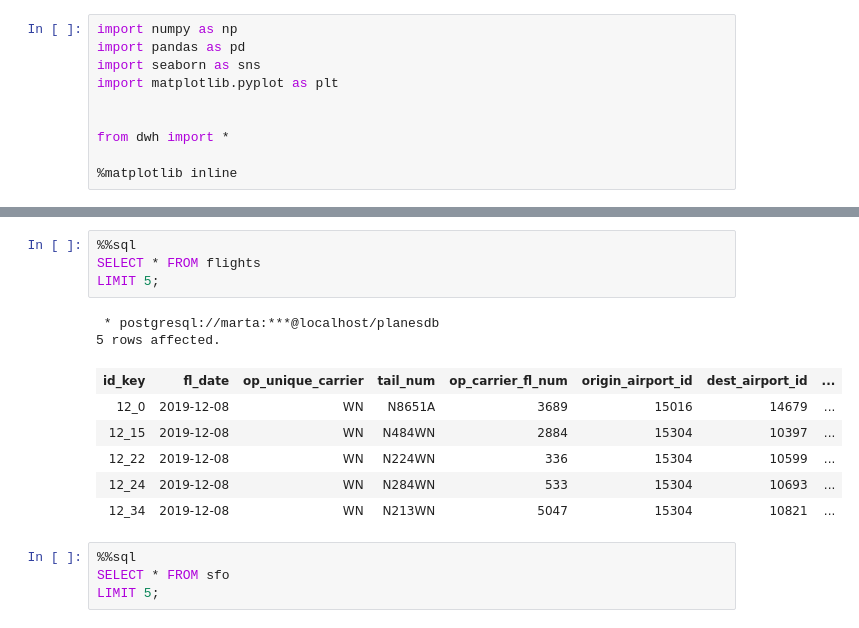
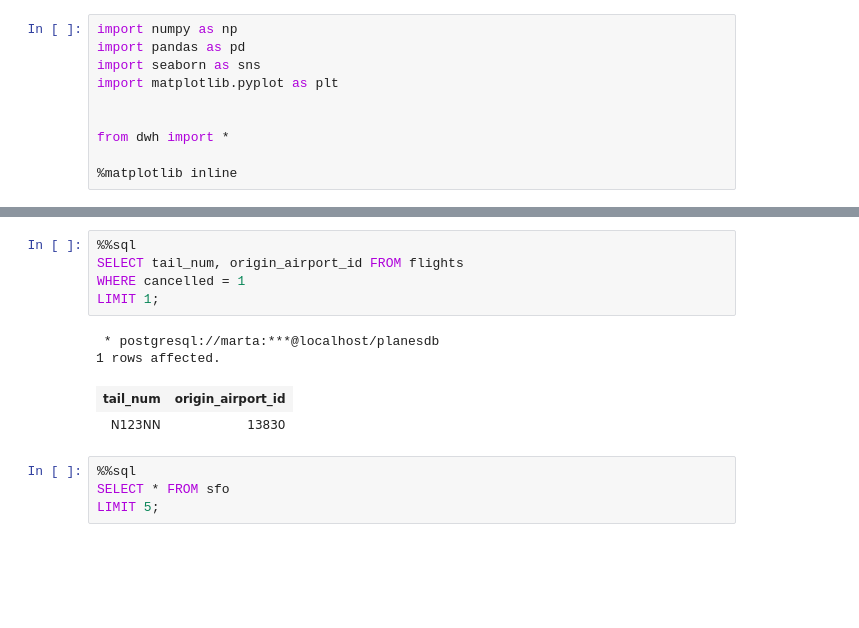
Before and after one commit to mmosc/flights, a Jupyter notebook: test.ipynb, the cells around one changed output, grey strips where cells are left out. Saved outputs shown, nothing was run; the diff lists cells and outputs as text; blank space fills up the shorter version.

```diff
--- a/test.ipynb
+++ b/test.ipynb
@@ -25,17 +28,14 @@ LIMIT 5;
 | 2019 | 4 | 12 | 8 | 7 | 2019-12-08 | WN | 19393 | ... |
 # %%
 %%sql
-SELECT * FROM flights
-LIMIT 5;
+SELECT tail_num, origin_airport_id FROM flights
+WHERE cancelled = 1
+LIMIT 1;
 # %% [output]
  * postgresql://marta:***@localhost/planesdb
-5 rows affected.
+1 rows affected.
-| id_key | fl_date | op_unique_carrier | tail_num | op_carrier_fl_num | origin_airport_id | dest_airport_id | ... |
-| 12_0 | 2019-12-08 | WN | N8651A | 3689 | 15016 | 14679 | ... |
-| 12_15 | 2019-12-08 | WN | N484WN | 2884 | 15304 | 10397 | ... |
-| 12_22 | 2019-12-08 | WN | N224WN | 336 | 15304 | 10599 | ... |
-| 12_24 | 2019-12-08 | WN | N284WN | 533 | 15304 | 10693 | ... |
-| 12_34 | 2019-12-08 | WN | N213WN | 5047 | 15304 | 10821 | ... |
+| tail_num | origin_airport_id |
+| N123NN | 13830 |
 # %%
 %%sql
 SELECT * FROM sfo
```
Also changed, not shown: parts of 1 cell of this notebook, 3 other files.
